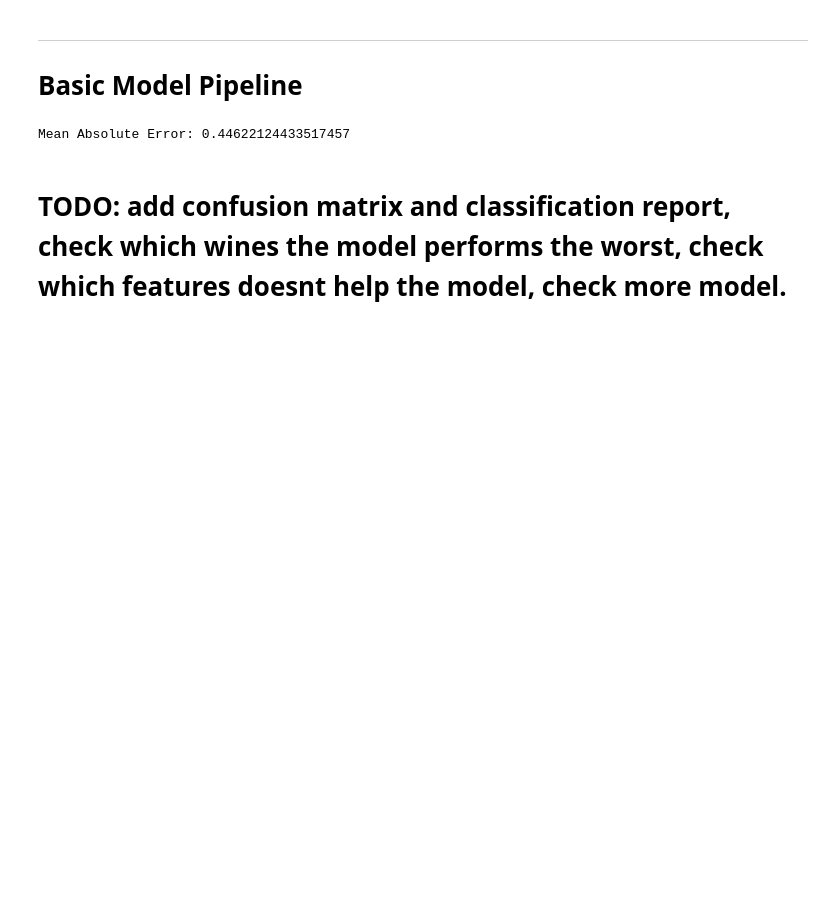
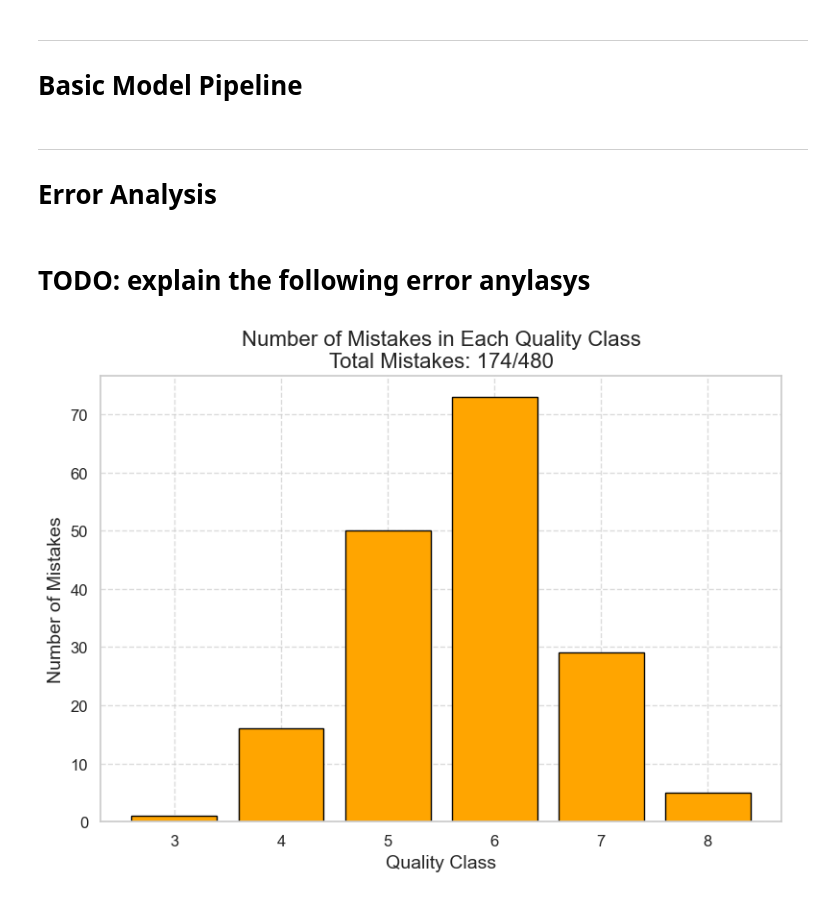
Before and after one commit to airbagdeer/tabular-ds-project, a Jupyter notebook: EX1.ipynb, the cells around one changed output. Cells and saved outputs as stored; diff of their text form; code cells hidden in the pictures; blank space fills up the shorter version.

Commit message:
added error anylsys and hid code blocks

```diff
--- a/EX1.ipynb
+++ b/EX1.ipynb
@@ -567,8 +568,35 @@ model = xgb.XGBRegressor()
 model.fit(X_train, y_train)
 
 y_pred = model.predict(X_test)
-print(f'Mean Absolute Error: {mean_absolute_error(y_test, y_pred)}')
+
+y_pred_rounded = np.array([])
+for pred in y_pred:
+    y_pred_rounded = np.append(y_pred_rounded, round(pred))
-# %% [output]
-Mean Absolute Error: 0.44622124433517457
+# %% [markdown]
+---
+
+# Error Analysis
 # %% [markdown]
-# TODO: add confusion matrix and classification report, check which wines the model performs the worst, check which features doesnt help the model, check more model.
+# TODO: explain the following error anylasys
+# %%
+classes = [3, 4, 5, 6, 7, 8]
+
+mistakes = []
+for i, label in enumerate(classes):
+    mistakes.append(np.sum((y_test == label) & (y_pred_rounded != label)))
+
+sns.set(style="whitegrid")
+
+plt.figure(figsize=(8, 6))
+plt.bar(classes, mistakes, color='orange', edgecolor='black')
+
+plt.xlabel('Quality Class', fontsize=14)
+plt.ylabel('Number of Mistakes', fontsize=14)
+plt.title(f'Number of Mistakes in Each Quality Class\nTotal Mistakes: {np.sum(mistakes)}/{len(y_test)}', fontsize=16)
+plt.xticks(classes, fontsize=12)
+plt.yticks(fontsize=12)
+plt.grid(True, linestyle='--', alpha=0.7)
+plt.tight_layout()
+plt.show()
+# %% [output]
+[figure, added]
```
Also changed, not shown: parts of 13 cells of this notebook.
